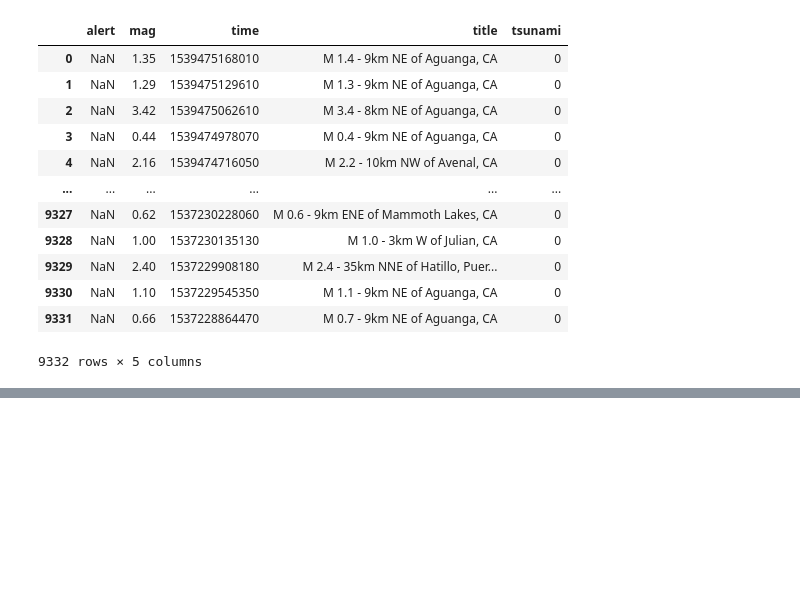
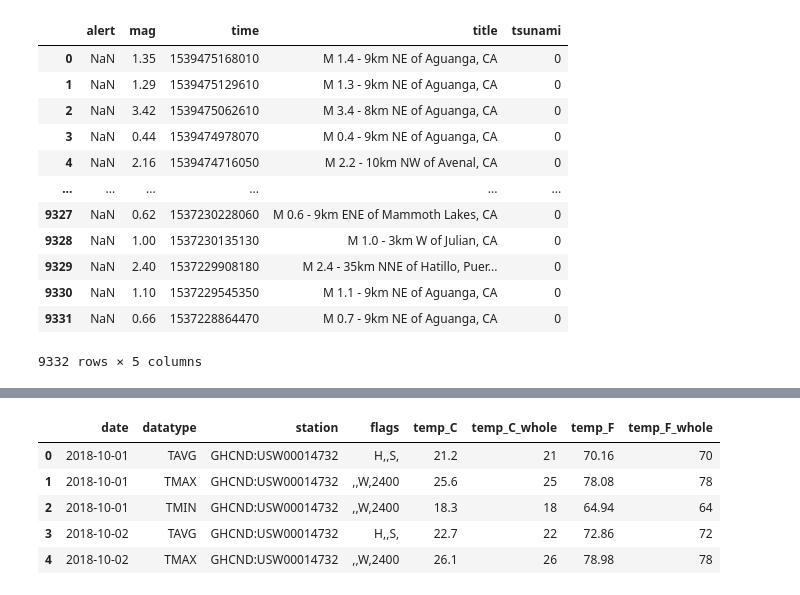
Before and after one commit to softstat/AI_machine_learning, a Jupyter notebook: practice/week3/pandas.ipynb, the cells around one changed output, grey strips where cells are left out. Cells and saved outputs as stored; diff of their text form; code cells hidden in the pictures; blank space fills up the shorter version.

```diff
--- a/practice/week3/pandas.ipynb
+++ b/practice/week3/pandas.ipynb
@@ -468,0 +652,9 @@ df.drop(columns=cols_to_drop)
+# %%
+df.head()
+# %% [output]
+|  | date | datatype | station | flags | temp_C | temp_C_whole | temp_F | temp_F_whole |
+| 0 | 2018-10-01 | TAVG | GHCND:USW00014732 | H,,S, | 21.2 | 21 | 70.16 | 70 |
+| 1 | 2018-10-01 | TMAX | GHCND:USW00014732 | ,,W,2400 | 25.6 | 25 | 78.08 | 78 |
+| 2 | 2018-10-01 | TMIN | GHCND:USW00014732 | ,,W,2400 | 18.3 | 18 | 64.94 | 64 |
+| 3 | 2018-10-02 | TAVG | GHCND:USW00014732 | H,,S, | 22.7 | 22 | 72.86 | 72 |
+| 4 | 2018-10-02 | TMAX | GHCND:USW00014732 | ,,W,2400 | 26.1 | 26 | 78.98 | 78 |
```
Also changed, not shown: parts of 46 cells of this notebook.
